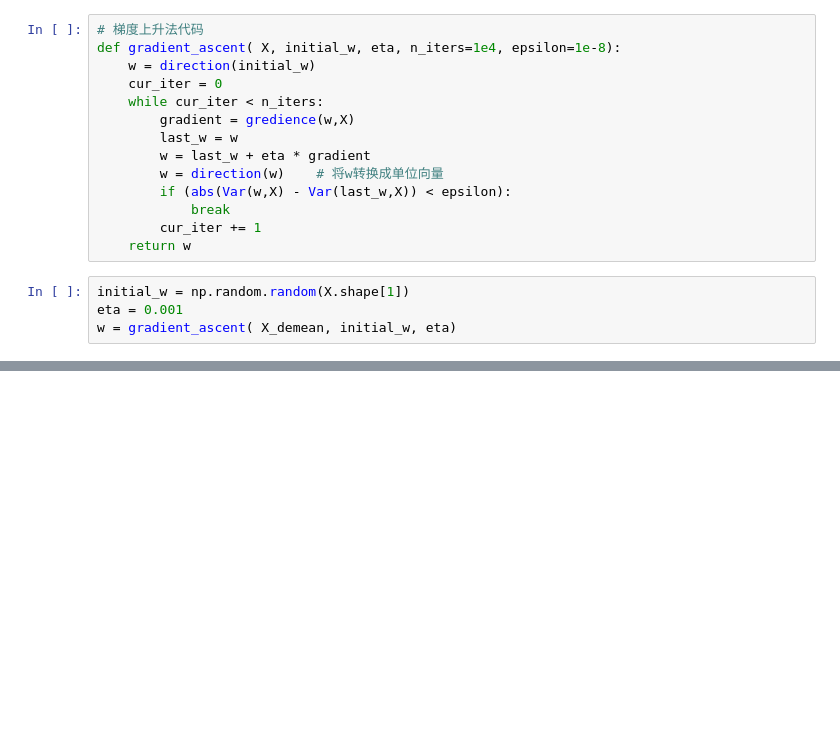
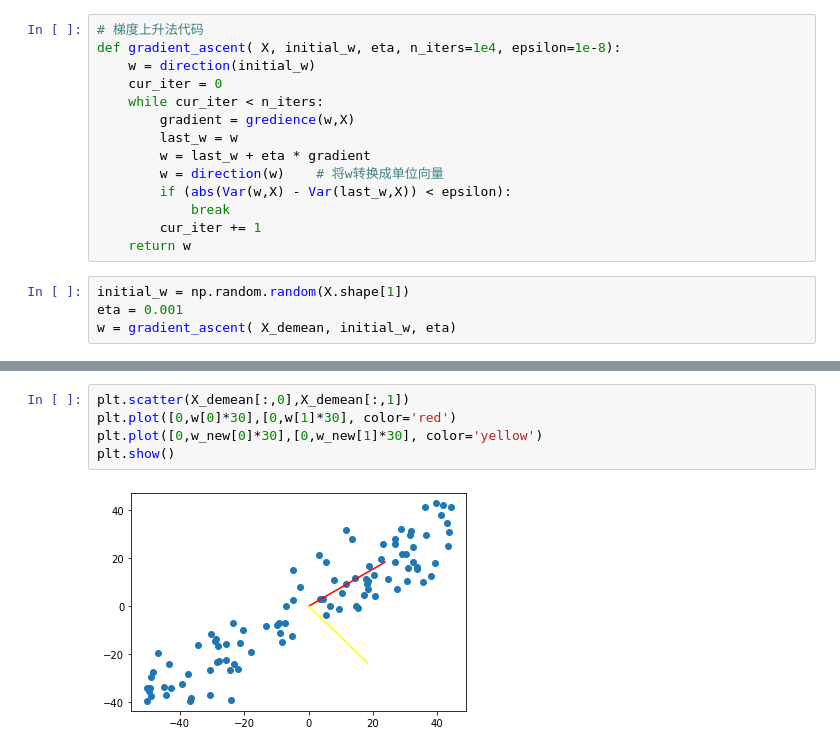
Before and after one commit to deadfffool/Unique-Studio-AI, a Jupyter notebook: Week6/利用梯度解PCA.ipynb, the cells around one changed output, grey strips where cells are left out. Saved outputs shown, nothing was run; the diff lists cells and outputs as text; blank space fills up the shorter version.

```diff
--- a/Week6/利用梯度解PCA.ipynb
+++ b/Week6/利用梯度解PCA.ipynb
@@ -58,0 +67,7 @@ plt.show()
+# %%
+plt.scatter(X_demean[:,0],X_demean[:,1])
+plt.plot([0,w[0]*30],[0,w[1]*30], color='red')
+plt.plot([0,w_new[0]*30],[0,w_new[1]*30], color='yellow')
+plt.show()
+# %% [output]
+[figure, added]
```
Also changed, not shown: parts of 6 cells of this notebook, 4 other files.
